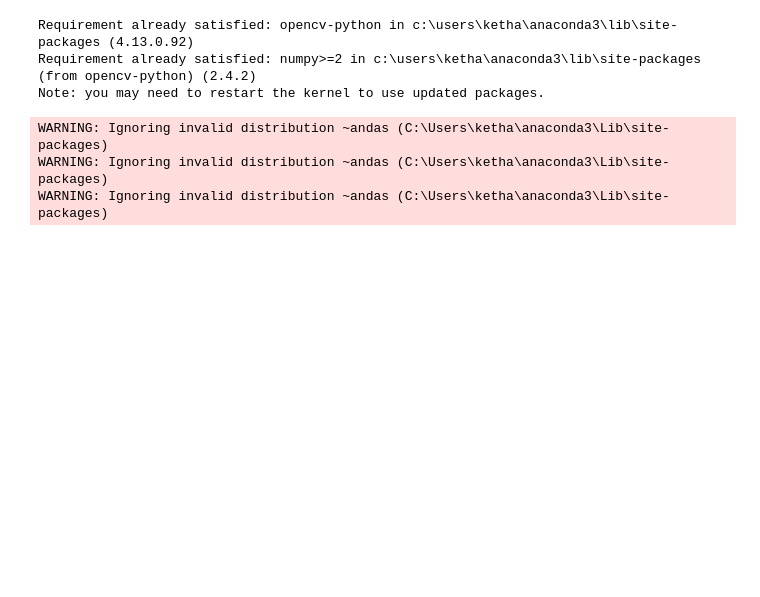
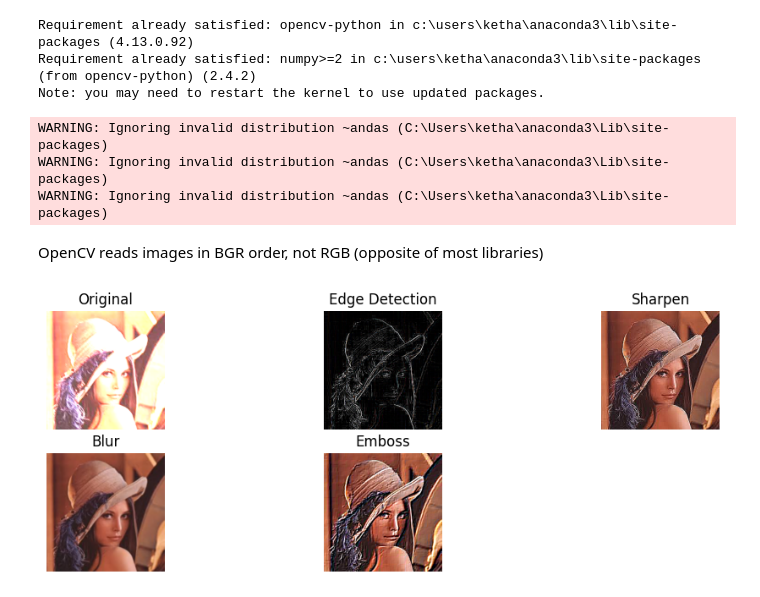
Before and after one commit to Kethana32/DEEP-LEARNING-JOURNEY, a Jupyter notebook: CNN Handson.ipynb, the cells around one changed output. Cells and saved outputs as stored; diff of their text form; code cells hidden in the pictures; blank space fills up the shorter version.

```diff
--- a/CNN Handson.ipynb
+++ b/CNN Handson.ipynb
@@ -162,0 +165,49 @@ WARNING: Ignoring invalid distribution ~andas (C:\Users\ketha\anaconda3\Lib\site
+# %%
+image=cv2.imread("C:\\Users\\ketha\\OneDrive\\Desktop\\lenna.jpg") #cv2.imread is a function from the OpenCV library (Python) used to read/load an image from a file into memory.
+# %% [markdown]
+OpenCV reads images in BGR order, not RGB (opposite of most libraries)
+# %%
+image = cv2.cvtColor(image, cv2.COLOR_BGR2RGB)  # convert BGR to RGB for display
+# %%
+### Define the filters (kernels)
+#dictionary oof filters
+filters = {
+    'Original': np.array([[1,0,0], [0,1,0], [0,0,1]]),  # original image - leaves the image unchanged
+
+    'Edge Detection': np.array([[-1,-1,-1],
+                                [-1, 8,-1],
+                                [-1,-1,-1]]),  # highlights regions with sharp changes in pixel density
+
+    'Sharpen': np.array([[ 0,-1, 0],
+                         [-1, 5,-1],
+                         [ 0,-1, 0]]),  # enhances edges and details
+
+    'Blur': np.array([[1/16, 2/16, 1/16],
+                      [2/16, 4/16, 2/16],
+                      [1/16, 2/16, 1/16]]),  # smoothing filter
+
+    'Emboss': np.array([[-2,-1,0],
+                        [-1, 1,1], #creates 3d like filter
+                        [ 0, 1,2]])
+}
+# %%
+filtered_images={}
+filtered_images['Orginal']=image
+for name,kernel in filters.items():
+    if name=='Orginal':
+        continue
+    #filter application step
+    filtered=cv2.filter2D(image,-1,kernel) #image-i/p,-1=same depth as i/p image(pixel val range=0-255),kernel=filter to be applied
+    filtered_images[name]=filtered #stores the filtered images into this dictionary called filtered images
+# %%
+plt.figure(figsize=(12,4))
+i=1
+for name,kernel in filters.items():
+    plt.subplot(2,3,i)
+    plt.imshow(filtered_images[name])
+    plt.title(name)
+    plt.axis('off')
+    i=i+1
+plt.show()
+# %% [output]
+[figure, added]
```
Also changed, not shown: parts of 2 cells of this notebook.
